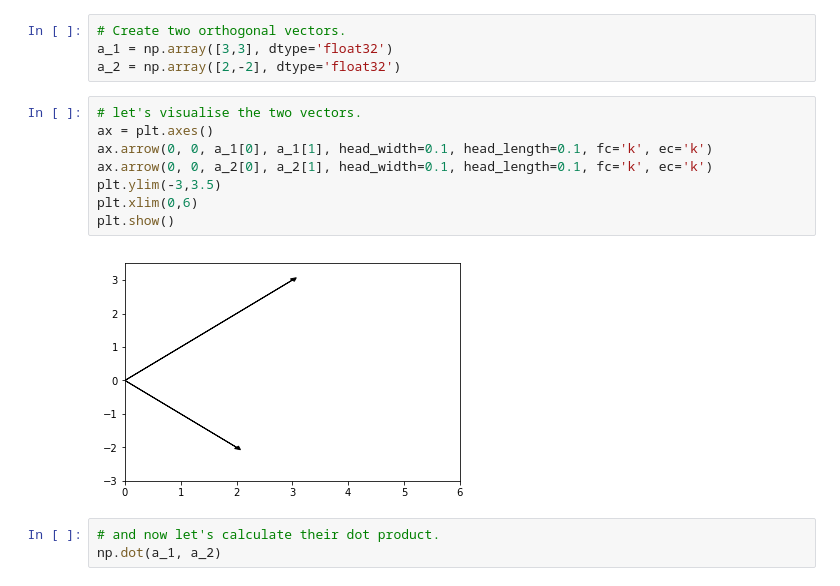
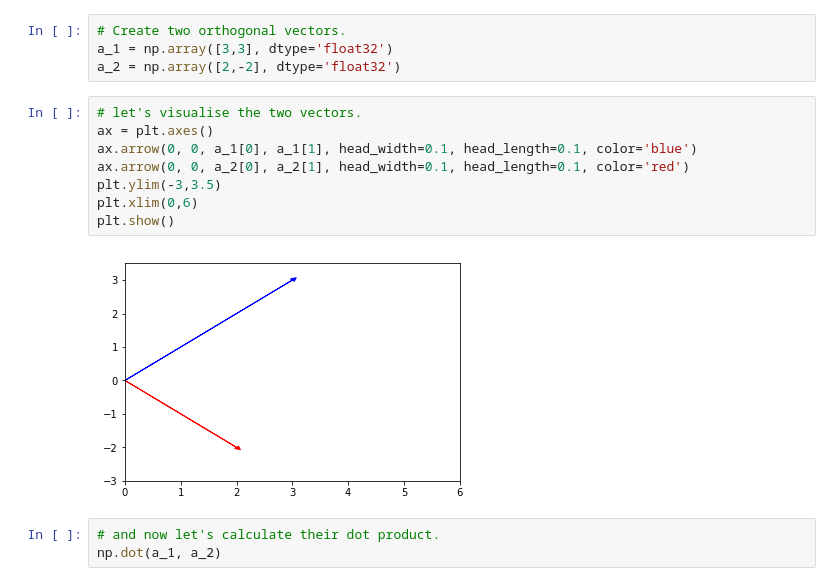
Before and after one commit to Akramz/Machine-Learning-Foundations, a Jupyter notebook: 0.Linear_Algebra.ipynb, the cells around one changed output. Saved outputs shown, nothing was run; the diff lists cells and outputs as text.

```diff
--- a/0.Linear_Algebra.ipynb
+++ b/0.Linear_Algebra.ipynb
@@ -471,13 +470,13 @@ a_2 = np.array([2,-2], dtype='float32')
 # %%
 # let's visualise the two vectors.
 ax = plt.axes()
-ax.arrow(0, 0, a_1[0], a_1[1], head_width=0.1, head_length=0.1, fc='k', ec='k')
-ax.arrow(0, 0, a_2[0], a_2[1], head_width=0.1, head_length=0.1, fc='k', ec='k')
+ax.arrow(0, 0, a_1[0], a_1[1], head_width=0.1, head_length=0.1, color='blue')
+ax.arrow(0, 0, a_2[0], a_2[1], head_width=0.1, head_length=0.1, color='red')
 plt.ylim(-3,3.5)
 plt.xlim(0,6)
 plt.show()
 # %% [output]
-[figure, old version]
+[figure, new version]
 # %%
 # and now let's calculate their dot product.
 np.dot(a_1, a_2)
```
Also changed, not shown: parts of 16 cells of this notebook.
